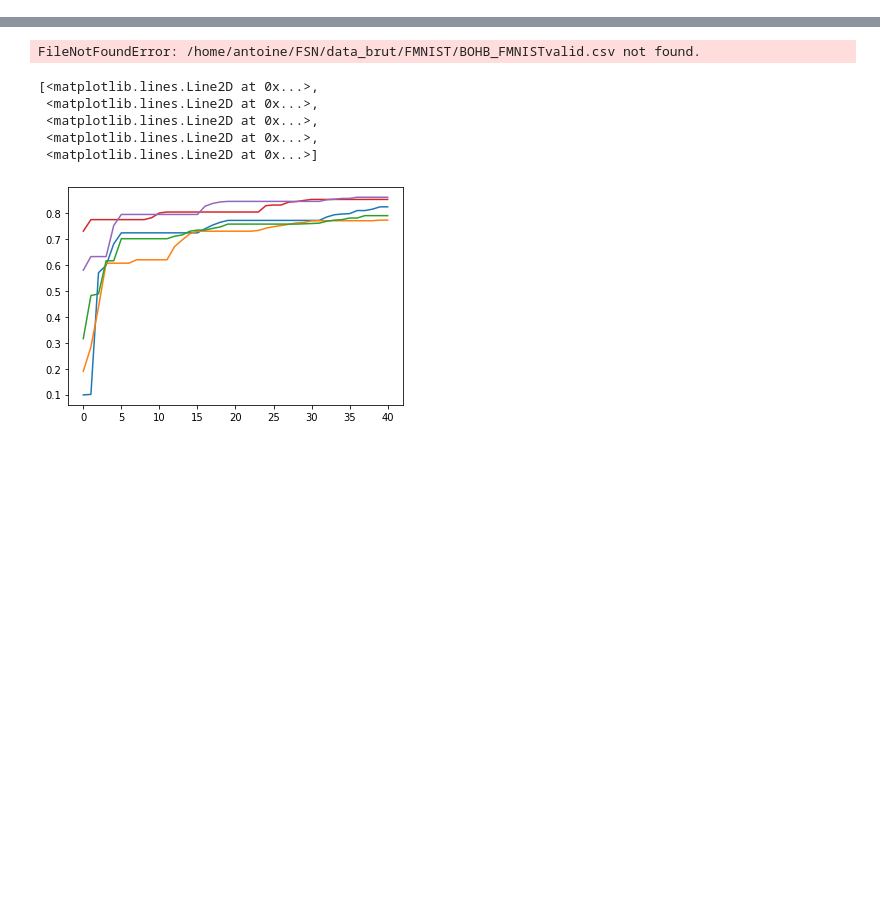
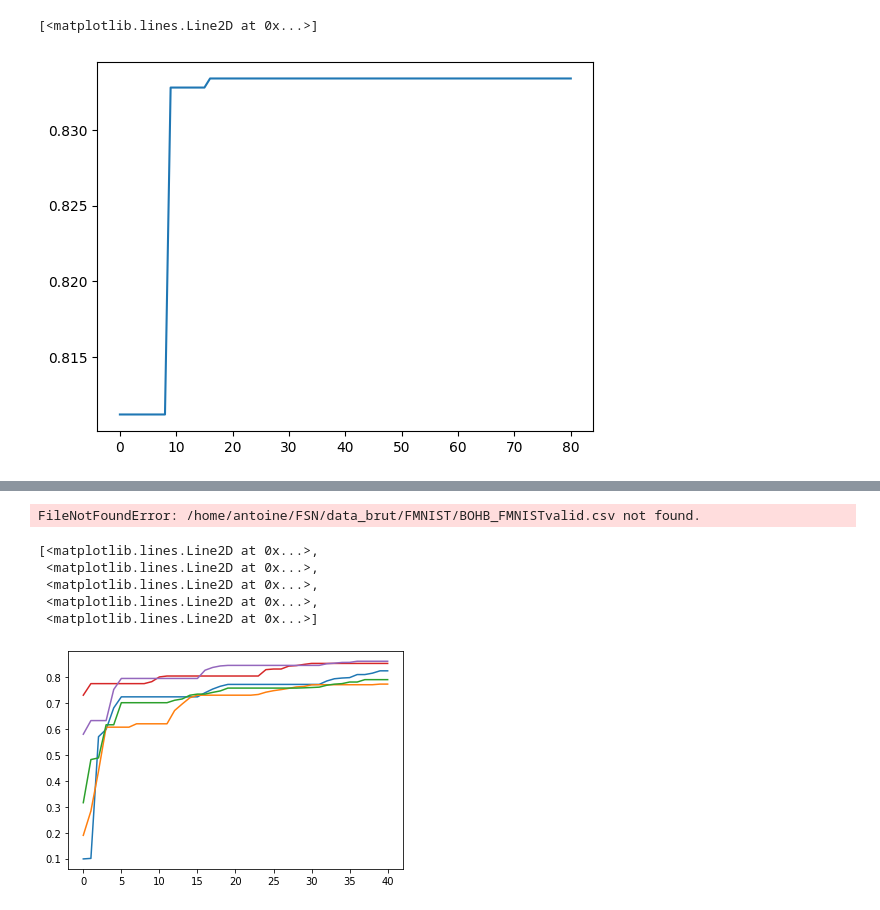
Before and after one commit to TheBlueHawk/GPBT-HEBO, a Jupyter notebook: GPBT/FMNISTAnalytics.ipynb, the cells around one changed output, grey strips where cells are left out. Cells and saved outputs as stored; diff of their text form; code cells hidden in the pictures; blank space fills up the shorter version.

Commit message:
gpbthebo results

```diff
--- a/GPBT/FMNISTAnalytics.ipynb
+++ b/GPBT/FMNISTAnalytics.ipynb
@@ -39,3 +39,11 @@ def getall(a):
     g = [b for b in a[:,0::2].mean(1)]
     return (f, a[:,1::2].std(1)/2, g,
                 a[:,0::2].std(1)/2)
+# %%
+gpbthebo0 = genfromtxt('./tmp/data/GBPTHEBO_FMNIST_LeNet_0.csv', delimiter=',')
+gpbthebo_c0 = gpbthebo0[np.argsort(gpbthebo0[:,-5], axis = -1,kind='stable')][:,-2:]
+maxof(gpbthebo_c0[:,::])
+plt.plot((np.concatenate((gpbthebo_c0,),axis=1)[:,0::2]))
+# %% [output]
+[<matplotlib.lines.Line2D at 0x...>]
+[figure, added]
```
Also changed, not shown: parts of 1 cell of this notebook, 11 other files.
